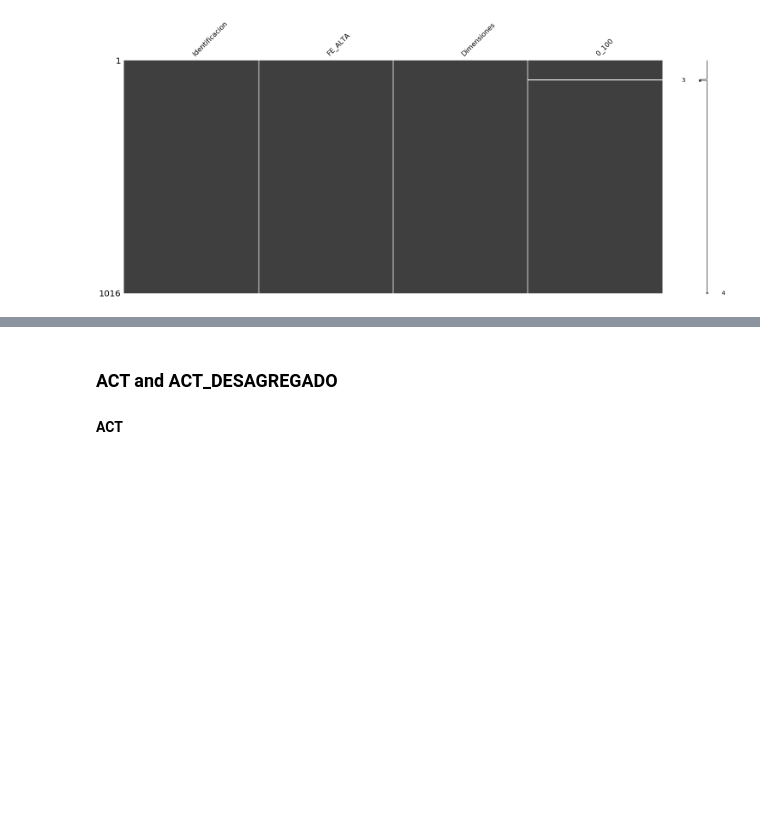
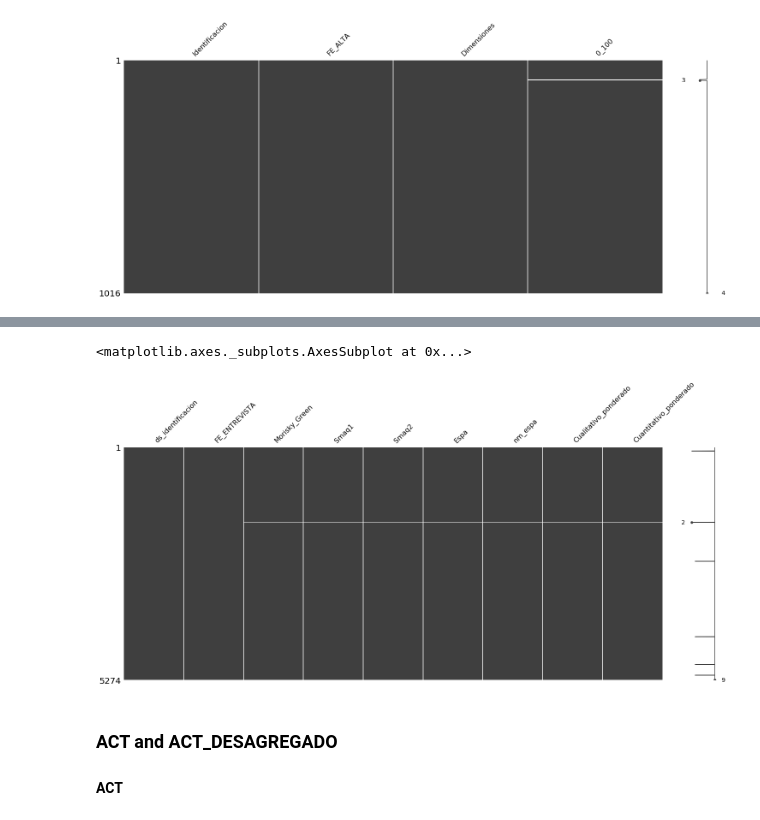
Before and after one commit to DS4A-T22/exploratory_data_analysis, a Jupyter notebook: EDA-01.ipynb, the cells around one changed output, grey strips where cells are left out. Drawn from its saved outputs; the diff is of its cells as text; code cells hidden in the pictures; blank space fills up the shorter version.

```diff
--- a/EDA-01.ipynb
+++ b/EDA-01.ipynb
@@ -255,3 +366,8 @@ msno.matrix(life_quality)
+# %%
+msno.matrix(adherence)
+# %% [output]
+<matplotlib.axes._subplots.AxesSubplot at 0x...>
+[figure, added]
 # %% [markdown]
 ### ACT and ACT_DESAGREGADO
 
```
Also changed, not shown: parts of 17 cells of this notebook, 1 other file.
